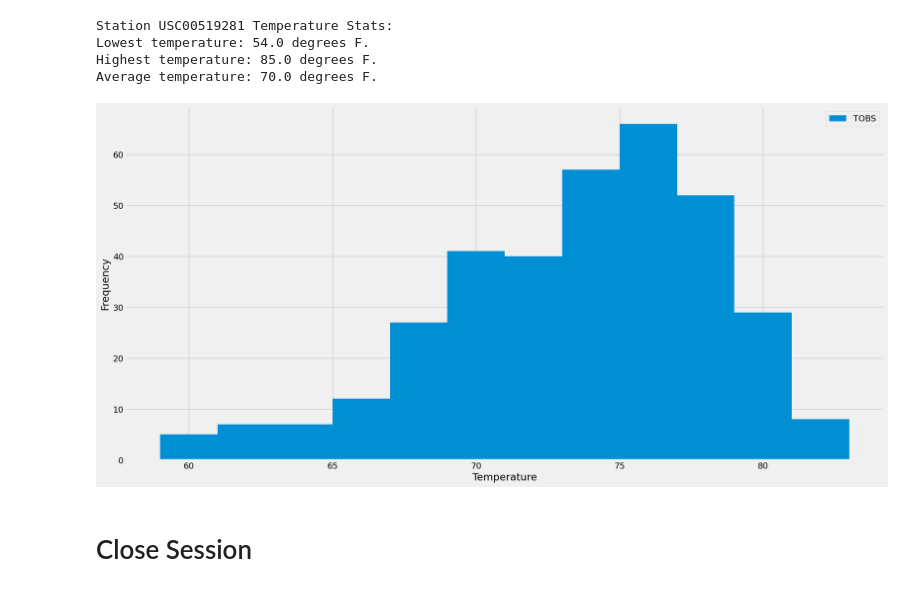
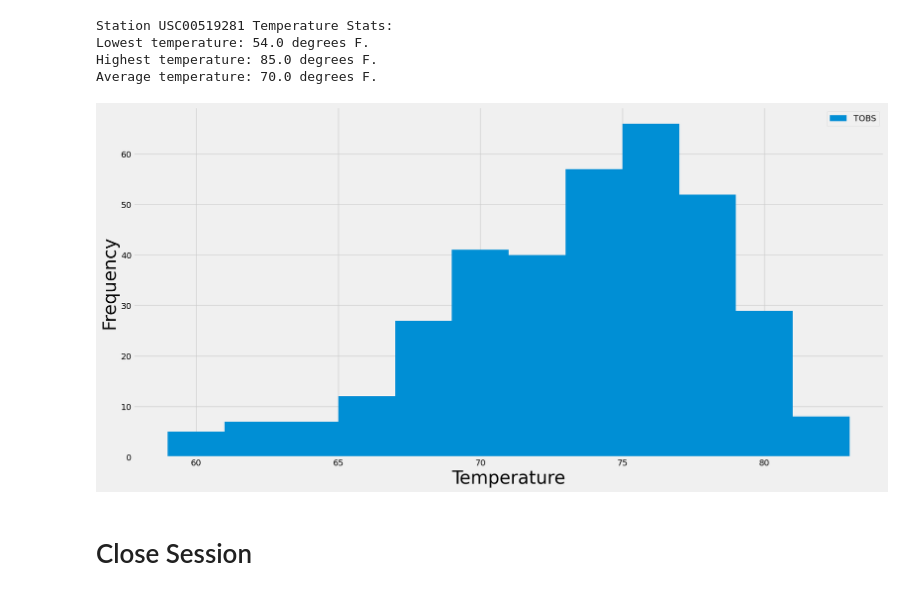
Before and after one commit to awu-portfolio/hawaii-climate, a Jupyter notebook: climate-analysis.ipynb, the cells around one changed output. Drawn from its saved outputs; the diff is of its cells as text; code cells hidden in the pictures.

```diff
--- a/climate-analysis.ipynb
+++ b/climate-analysis.ipynb
@@ -164,29 +164,29 @@ Average temperature: 70.0 degrees F.
 # %%
 # Query the last 12 months of temperature observation data for the most active station
 # Plot the results as a histogram
 
 temp_data_query = session.query(Measurement.date, Measurement.tobs).\
     filter(Measurement.station == active_station).\
     filter(Measurement.date >= past_year).all()
 
 temp_df = pd.DataFrame()
 
 temp_data = ({
     "Date": r.date,
     "TOBS": r.tobs
 } for r in temp_data_query)
 
 temp_df = pd.DataFrame(temp_data)
 
 ax = temp_df.plot(x="Date", y="TOBS", kind="hist", bins=12, figsize=(20, 10))
 
-plt.xlabel("Temperature")
-plt.ylabel("Frequency")
+plt.xlabel("Temperature", fontsize=30)
+plt.ylabel("Frequency", fontsize=30)
 
-plt.savefig("visuals/tobs.png", bbox_inches="tight")
+plt.savefig("visuals/tobs.png", bbox_inches="tight", transparent=True)
 plt.show()
 # %% [output]
-[figure, old version]
+[figure, new version]
 # %% [markdown]
 # Close Session
 # %%
```
Also changed, not shown: parts of 2 cells of this notebook, 4 other files.
